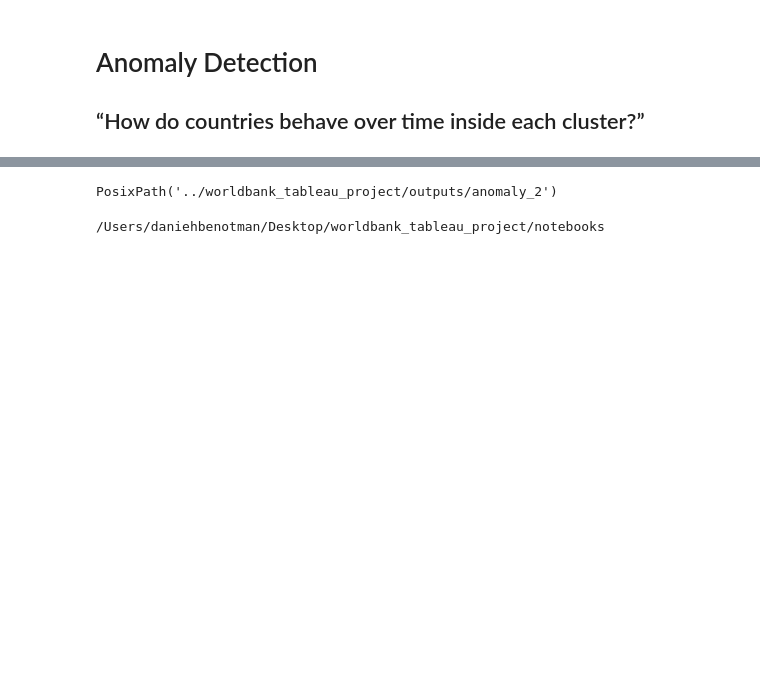
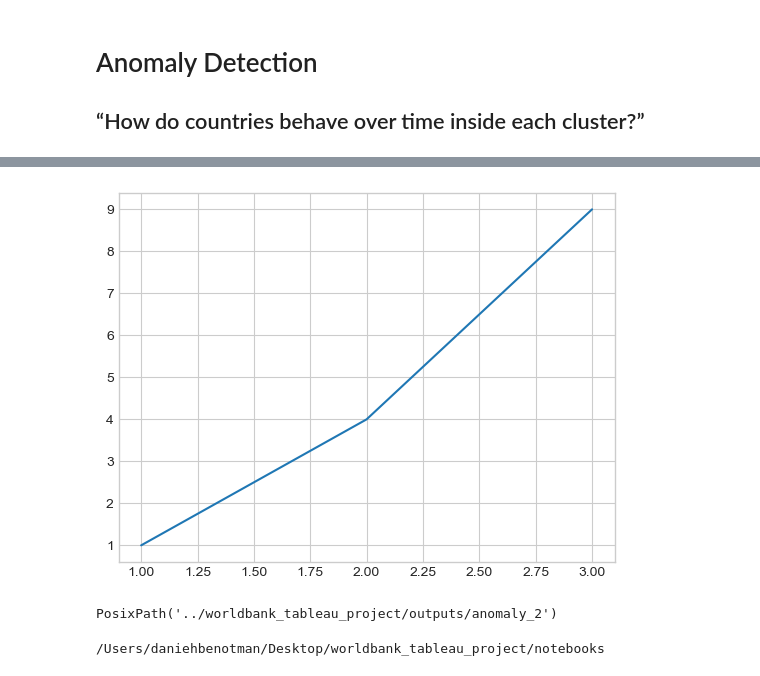
Before and after one commit to daniehben/worldbank-api-pipeline, a Jupyter notebook: notebooks/Anomaly.ipynb, the cells around one changed output, grey strips where cells are left out. Cells and saved outputs as stored; diff of their text form; code cells hidden in the pictures; blank space fills up the shorter version.

```diff
--- a/notebooks/Anomaly.ipynb
+++ b/notebooks/Anomaly.ipynb
@@ -4,3 +19,9 @@
+# %%
+import matplotlib.pyplot as plt
+plt.plot([1,2,3],[1,4,9])
+plt.show()
+# %% [output]
+[figure, added]
 # %%
 import pandas as pd
 import numpy as np
```
Also changed, not shown: parts of 13 cells of this notebook, 2 other files.
